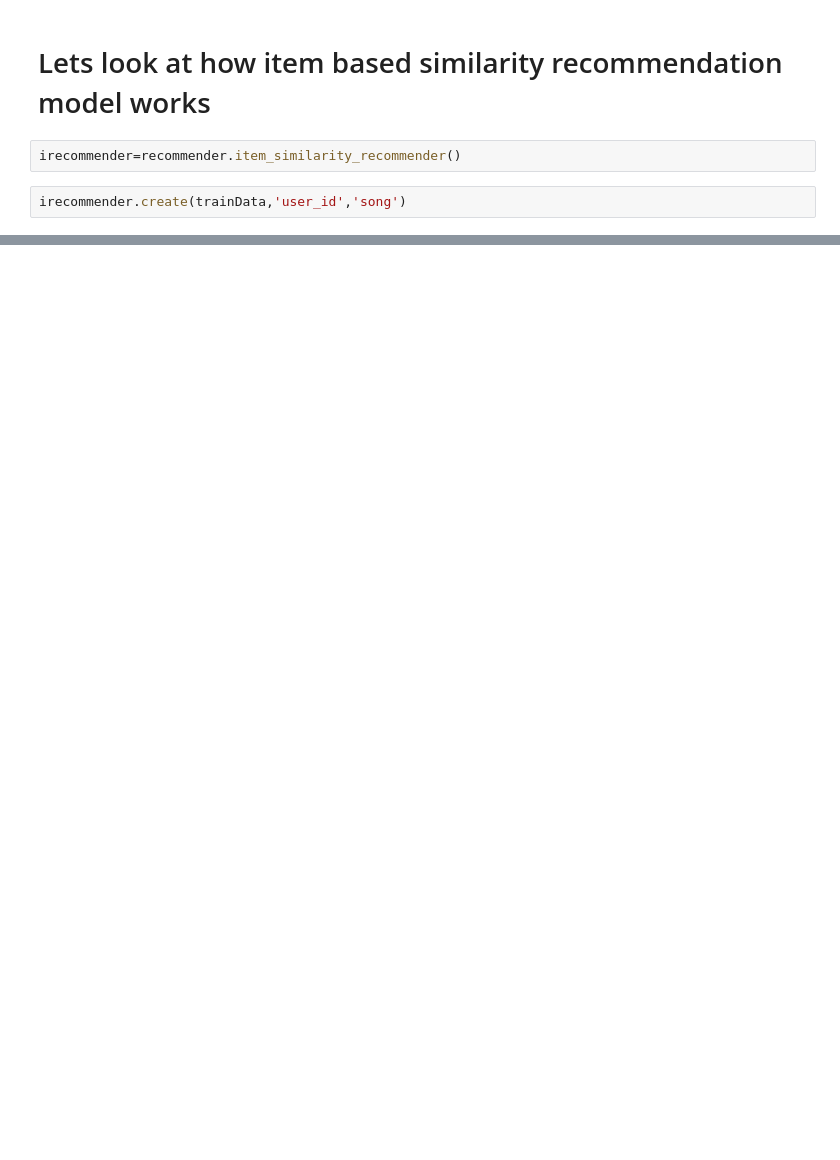
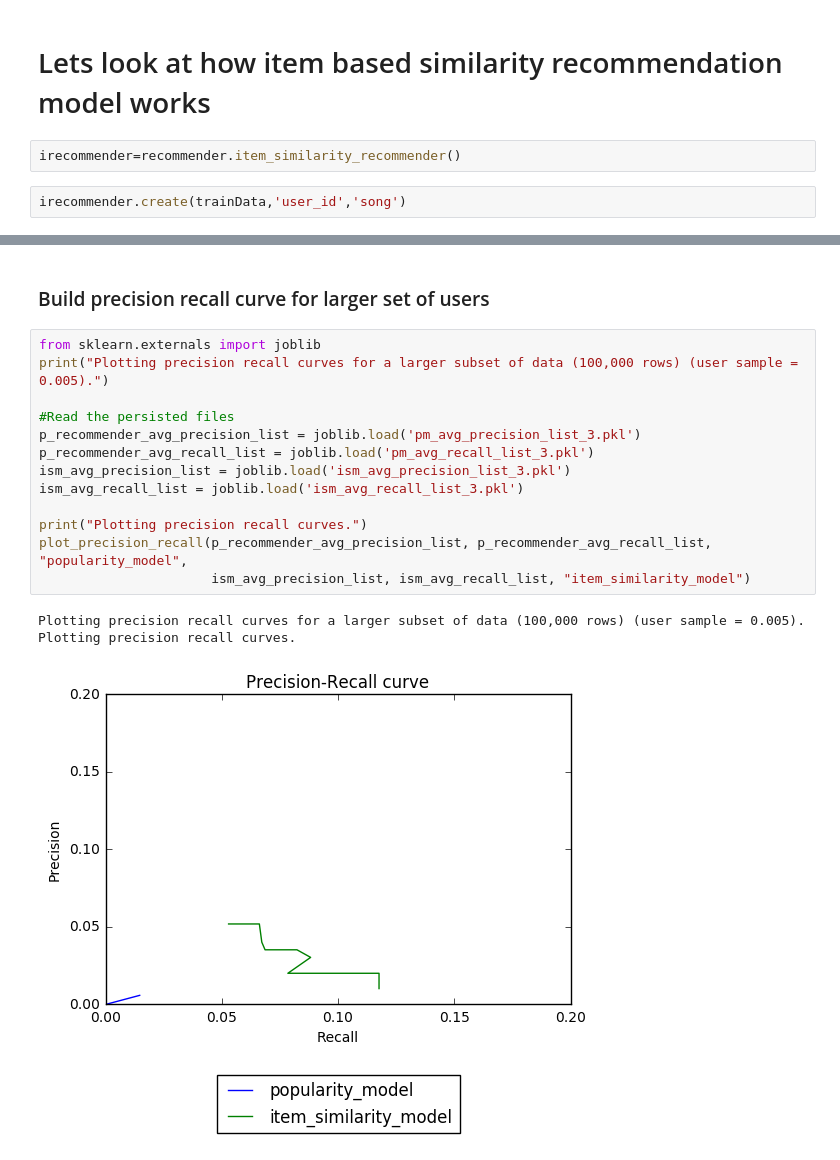
Before and after one commit to TheMLGuy/MusicRecommendationSystem, a Jupyter notebook: Music Recommender.ipynb, the cells around one changed output, grey strips where cells are left out. Saved outputs shown, nothing was run; the diff lists cells and outputs as text; blank space fills up the shorter version.

```diff
--- a/Music Recommender.ipynb
+++ b/Music Recommender.ipynb
@@ -189,0 +408,19 @@ user_list
+# %% [markdown]
+### Build precision recall curve for larger set of users
+# %%
+from sklearn.externals import joblib
+print("Plotting precision recall curves for a larger subset of data (100,000 rows) (user sample = 0.005).")
+
+#Read the persisted files
+p_recommender_avg_precision_list = joblib.load('pm_avg_precision_list_3.pkl')
+p_recommender_avg_recall_list = joblib.load('pm_avg_recall_list_3.pkl')
+ism_avg_precision_list = joblib.load('ism_avg_precision_list_3.pkl')
+ism_avg_recall_list = joblib.load('ism_avg_recall_list_3.pkl')
+
+print("Plotting precision recall curves.")
+plot_precision_recall(p_recommender_avg_precision_list, p_recommender_avg_recall_list, "popularity_model",
+                      ism_avg_precision_list, ism_avg_recall_list, "item_similarity_model")
+# %% [output]
+Plotting precision recall curves for a larger subset of data (100,000 rows) (user sample = 0.005).
+Plotting precision recall curves.
+[figure, added]
```
Also changed, not shown: parts of 30 cells of this notebook, 1 other file.
